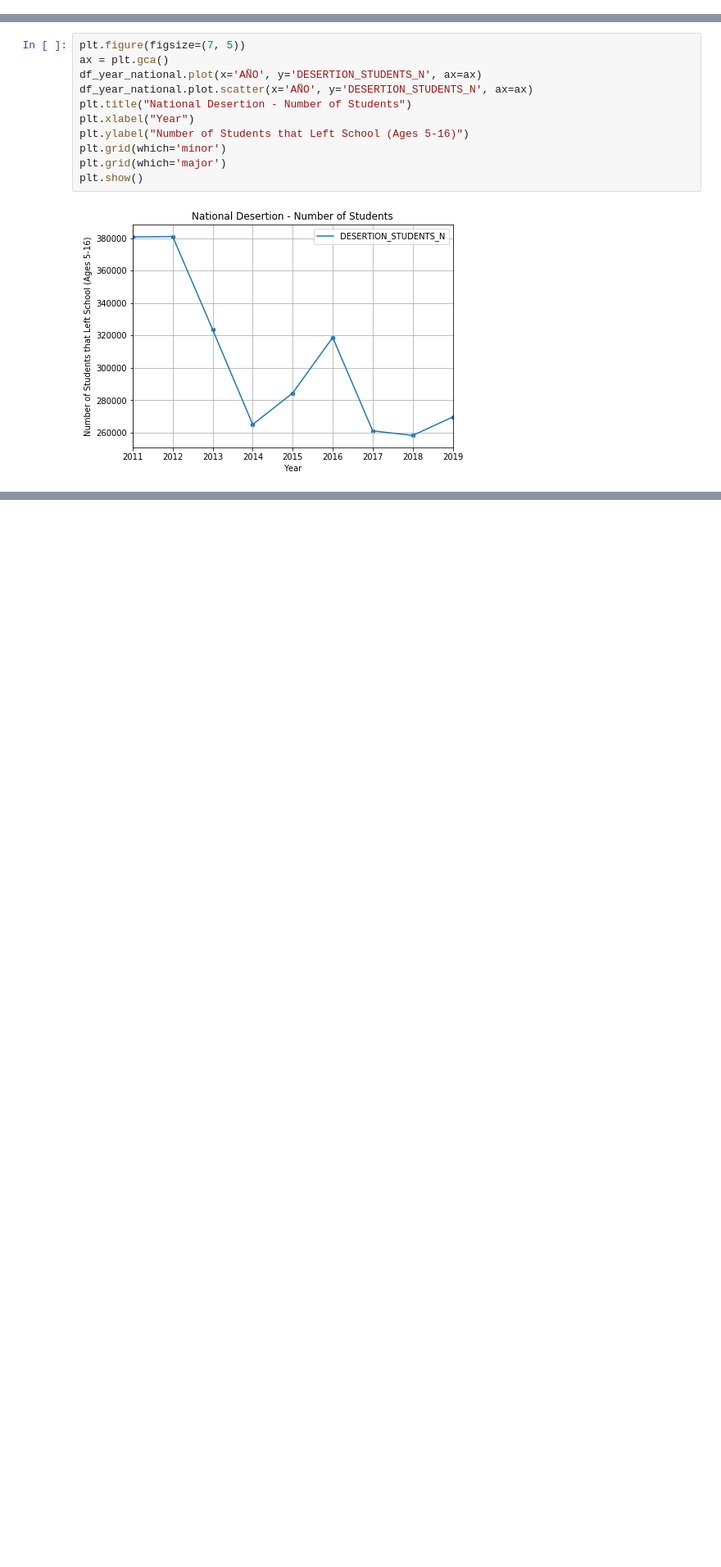
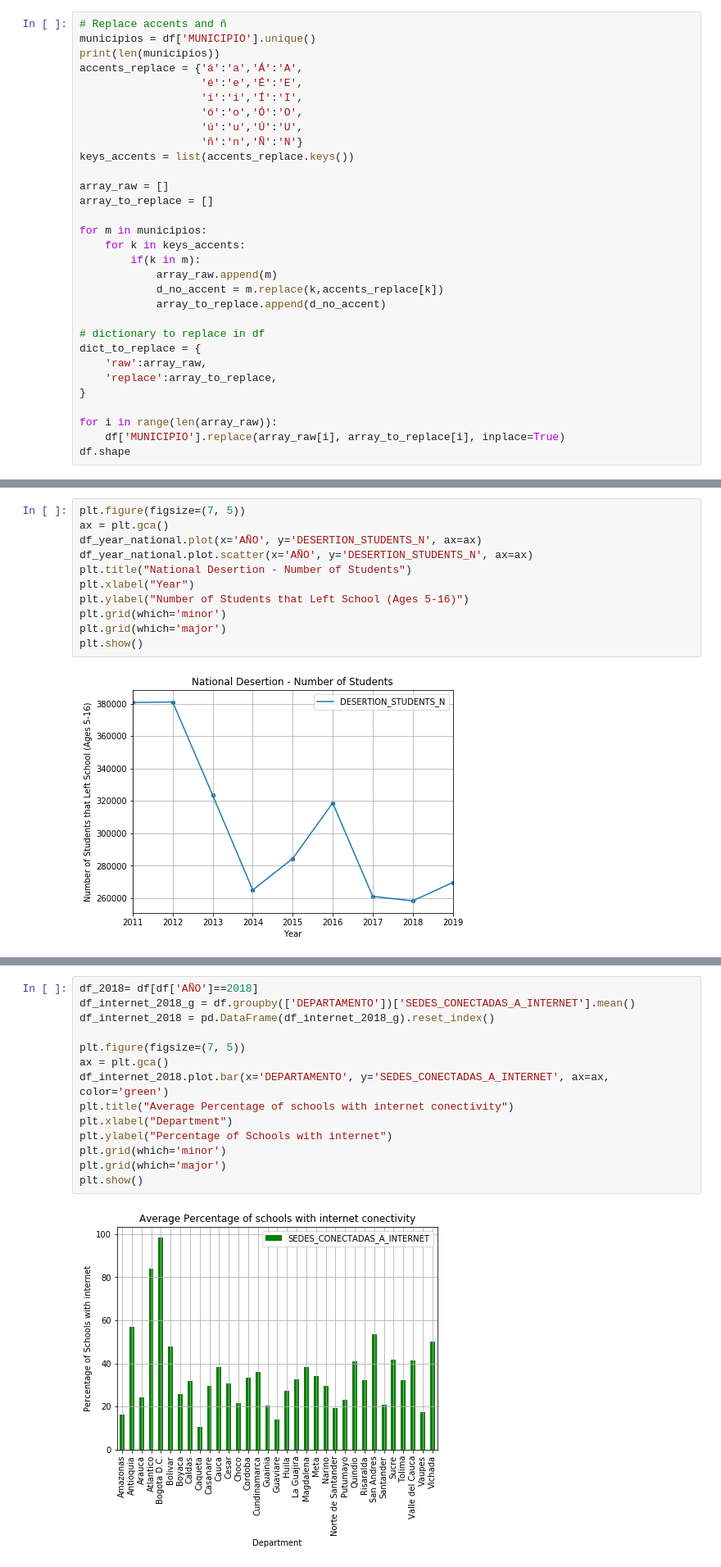
Before and after one commit to alejandracascru/dS4A_team67, a Jupyter notebook: notebooks/MEN-DESERCION-MUNICIPIO.ipynb, the cells around one changed output, grey strips where cells are left out. Shown at 82% size. Cells and saved outputs as stored; diff of their text form; blank space fills up the shorter version.

Commit message:
get code municipio

```diff
--- a/notebooks/MEN-DESERCION-MUNICIPIO.ipynb
+++ b/notebooks/MEN-DESERCION-MUNICIPIO.ipynb
@@ -89,0 +83,31 @@ print(array_nombre_dep)
+# %%
+# Replace accents and ñ
+municipios = df['MUNICIPIO'].unique()
+print(len(municipios))
+accents_replace = {'á':'a','Á':'A',
+                   'é':'e','É':'E',
+                   'í':'i','Í':'I',
+                   'ó':'o','Ó':'O',
+                   'ú':'u','Ú':'U',
+                   'ñ':'n','Ñ':'N'}
+keys_accents = list(accents_replace.keys())
+
+array_raw = []
+array_to_replace = []
+
+for m in municipios:
+    for k in keys_accents:
+        if(k in m):
+            array_raw.append(m)
+            d_no_accent = m.replace(k,accents_replace[k])
+            array_to_replace.append(d_no_accent)
+
+# dictionary to replace in df
+dict_to_replace = {
+    'raw':array_raw,
+    'replace':array_to_replace,
+}
+
+for i in range(len(array_raw)):
+    df['MUNICIPIO'].replace(array_raw[i], array_to_replace[i], inplace=True)
+df.shape
@@ -166,0 +267,16 @@ plt.show()
+# %%
+df_2018= df[df['AÑO']==2018]
+df_internet_2018_g = df.groupby(['DEPARTAMENTO'])['SEDES_CONECTADAS_A_INTERNET'].mean()
+df_internet_2018 = pd.DataFrame(df_internet_2018_g).reset_index()
+
+plt.figure(figsize=(7, 5))
+ax = plt.gca()
+df_internet_2018.plot.bar(x='DEPARTAMENTO', y='SEDES_CONECTADAS_A_INTERNET', ax=ax, color='green')
+plt.title("Average Percentage of schools with internet conectivity")
+plt.xlabel("Department")
+plt.ylabel("Percentage of Schools with internet")
+plt.grid(which='minor')
+plt.grid(which='major')
+plt.show()
+# %% [output]
+[figure, added]
```
Also changed, not shown: parts of 9 cells of this notebook, 1 other file.
